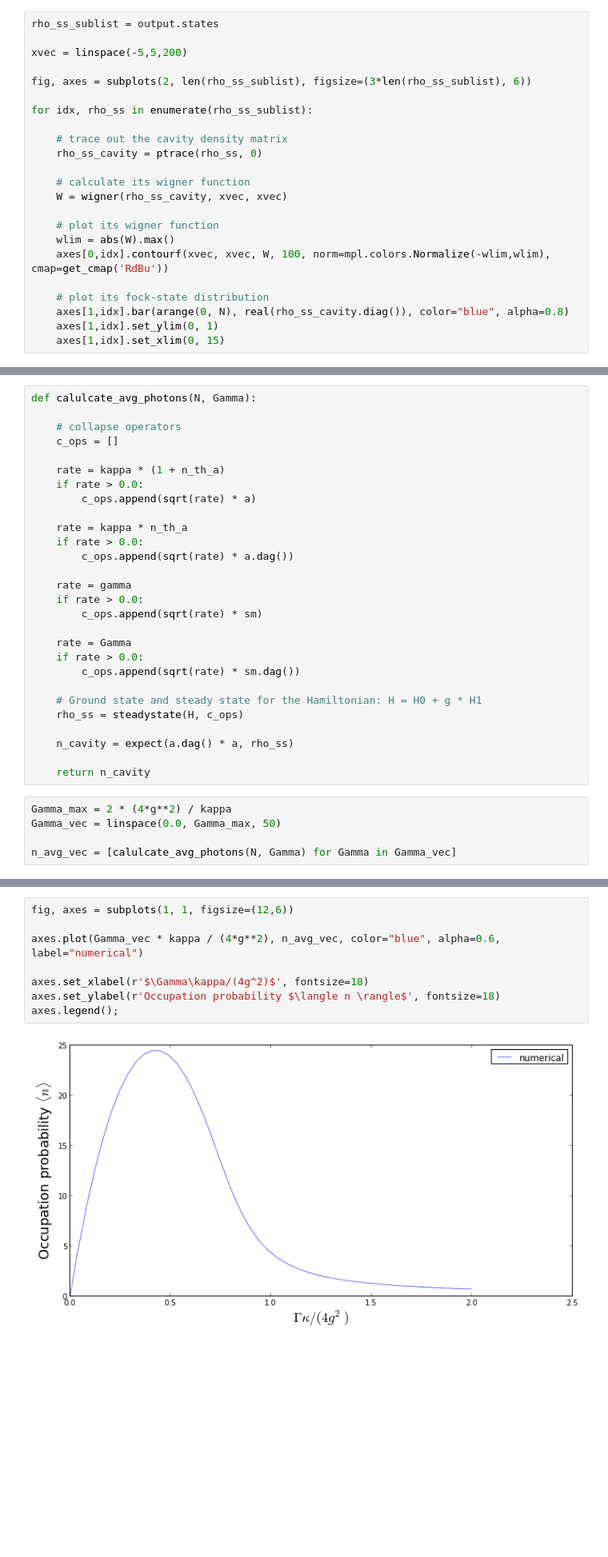
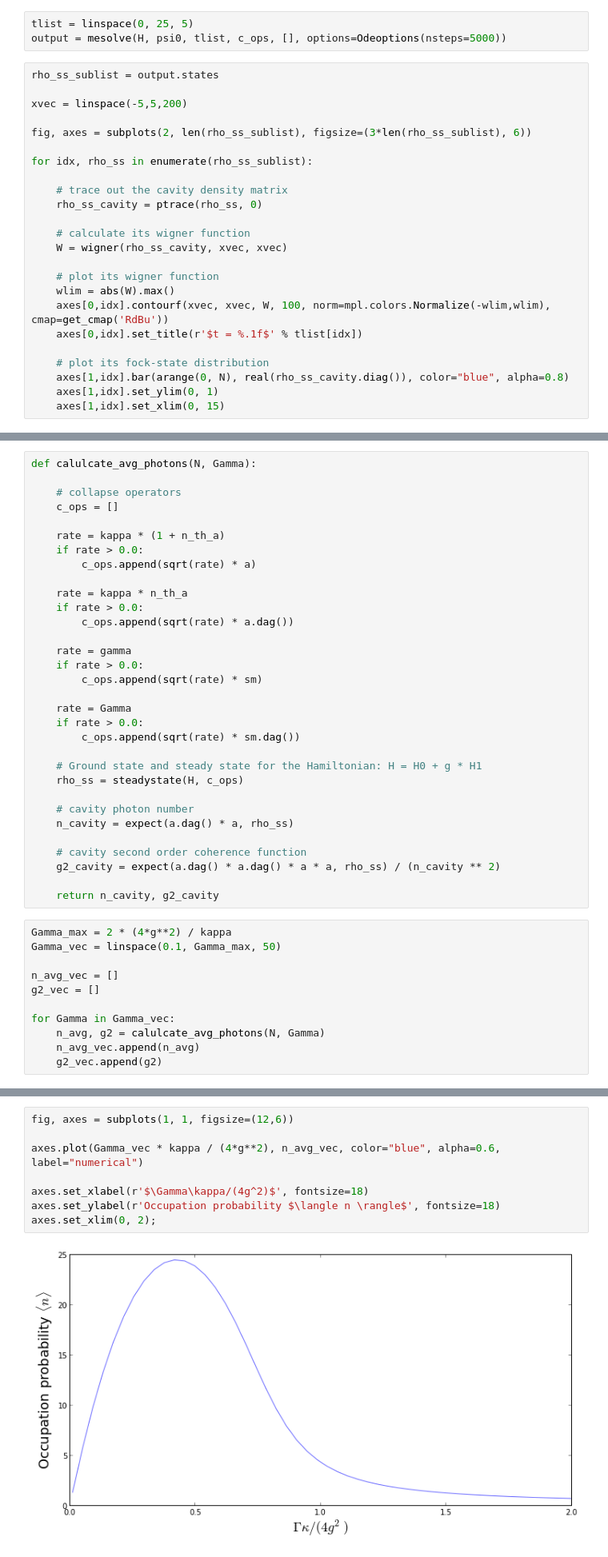
Before and after one commit to jrjohansson/qutip-lectures, a Jupyter notebook: Lecture-2B-Single-Atom-Lasing.ipynb, the cells around one changed output, grey strips where cells are left out. Shown at 80% size. Saved outputs shown, nothing was run; the diff lists cells and outputs as text; blank space fills up the shorter version.

```diff
--- a/Lecture-2B-Single-Atom-Lasing.ipynb
+++ b/Lecture-2B-Single-Atom-Lasing.ipynb
@@ -169,3 +160,6 @@ output = mesolve(H, psi0, linspace(0, 25, 5), c_ops, [], options=opt)
+# %%
+tlist = linspace(0, 25, 5)
+output = mesolve(H, psi0, tlist, c_ops, [], options=Odeoptions(nsteps=5000))
 # %%
 rho_ss_sublist = output.states
 
@@ -184,6 +178,7 @@ for idx, rho_ss in enumerate(rho_ss_sublist):
     # plot its wigner function
     wlim = abs(W).max()
     axes[0,idx].contourf(xvec, xvec, W, 100, norm=mpl.colors.Normalize(-wlim,wlim), cmap=get_cmap('RdBu'))
+    axes[0,idx].set_title(r'$t = %.1f$' % tlist[idx])
 
     # plot its fock-state distribution
     axes[1,idx].bar(arange(0, N), real(rho_ss_cavity.diag()), color="blue", alpha=0.8)
@@ -222,11 +217,21 @@ def calulcate_avg_photons(N, Gamma):
     # Ground state and steady state for the Hamiltonian: H = H0 + g * H1
     rho_ss = steadystate(H, c_ops)
 
+    # cavity photon number
     n_cavity = expect(a.dag() * a, rho_ss)
 
-    return n_cavity
+    # cavity second order coherence function
+    g2_cavity = expect(a.dag() * a.dag() * a * a, rho_ss) / (n_cavity ** 2)
+
+    return n_cavity, g2_cavity
 # %%
 Gamma_max = 2 * (4*g**2) / kappa
-Gamma_vec = linspace(0.0, Gamma_max, 50)
+Gamma_vec = linspace(0.1, Gamma_max, 50)
 
-n_avg_vec = [calulcate_avg_photons(N, Gamma) for Gamma in Gamma_vec]
+n_avg_vec = []
+g2_vec = []
+
+for Gamma in Gamma_vec:
+    n_avg, g2 = calulcate_avg_photons(N, Gamma)
+    n_avg_vec.append(n_avg)
+    g2_vec.append(g2)
@@ -236,10 +238,10 @@ warning: (almost) singular matrix! (estimated cond. number: 2.71e+12)
 # %%
 fig, axes = subplots(1, 1, figsize=(12,6))
 
 axes.plot(Gamma_vec * kappa / (4*g**2), n_avg_vec, color="blue", alpha=0.6, label="numerical")
 
 axes.set_xlabel(r'$\Gamma\kappa/(4g^2)$', fontsize=18)
 axes.set_ylabel(r'Occupation probability $\langle n \rangle$', fontsize=18)
-axes.legend();
+axes.set_xlim(0, 2);
 # %% [output]
-[figure, old version]
+[figure, new version]
```
Also changed, not shown: parts of 12 cells of this notebook.
